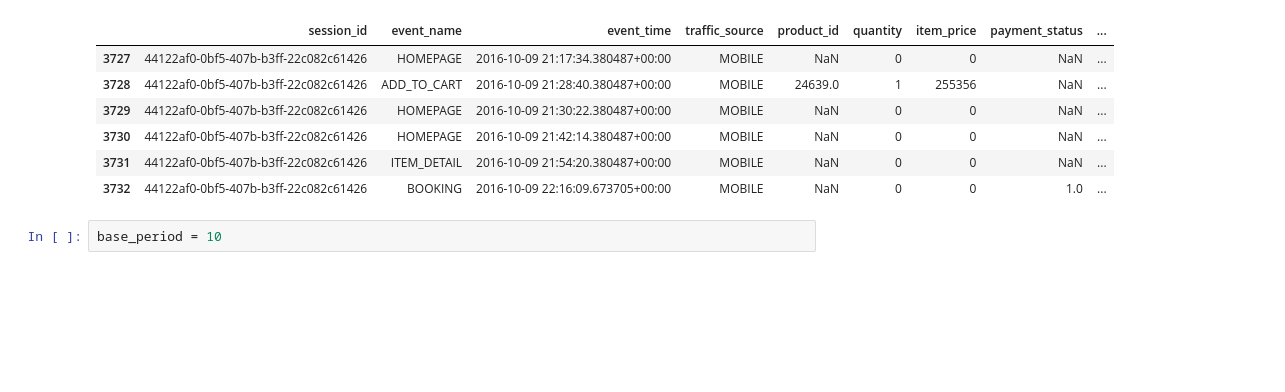
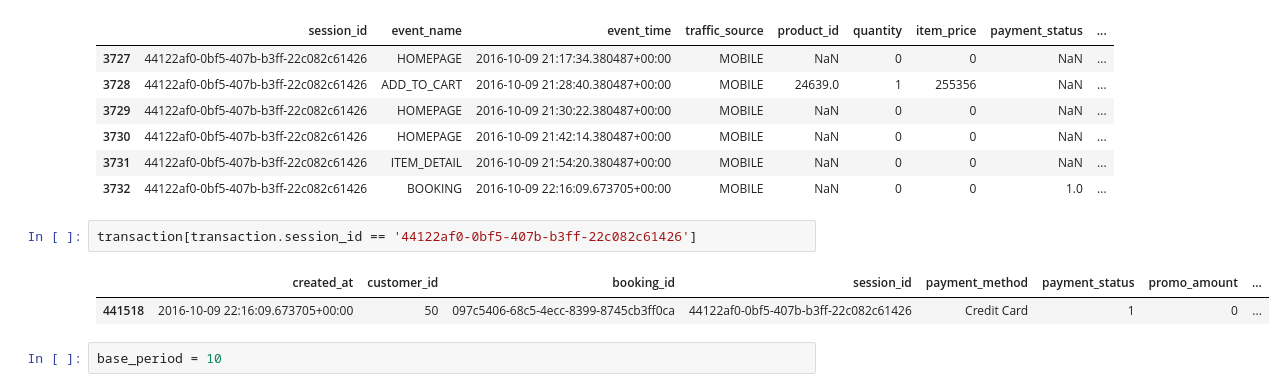
Before and after one commit to NARAEIM/tp2-da, a Jupyter notebook: test.ipynb, the cells around one changed output. Cells and saved outputs as stored; diff of their text form; blank space fills up the shorter version.

```diff
--- a/test.ipynb
+++ b/test.ipynb
@@ -304,6 +304,11 @@ buy_2016[buy_2016.customer_id == buy_2016.customer_id.unique()[0]]
 | 3730 | 44122af0-0bf5-407b-b3ff-22c082c61426 | HOMEPAGE | 2016-10-09 21:42:14.380487+00:00 | MOBILE | NaN | 0 | 0 | NaN | ... |
 | 3731 | 44122af0-0bf5-407b-b3ff-22c082c61426 | ITEM_DETAIL | 2016-10-09 21:54:20.380487+00:00 | MOBILE | NaN | 0 | 0 | NaN | ... |
 | 3732 | 44122af0-0bf5-407b-b3ff-22c082c61426 | BOOKING | 2016-10-09 22:16:09.673705+00:00 | MOBILE | NaN | 0 | 0 | 1.0 | ... |
+# %%
+transaction[transaction.session_id == '44122af0-0bf5-407b-b3ff-22c082c61426']
+# %% [output]
+|  | created_at | customer_id | booking_id | session_id | payment_method | payment_status | promo_amount | ... |
+| 441518 | 2016-10-09 22:16:09.673705+00:00 | 50 | 097c5406-68c5-4ecc-8399-8745cb3ff0ca | 44122af0-0bf5-407b-b3ff-22c082c61426 | Credit Card | 1 | 0 | ... |
 # %%
 base_period = 10
 # %%
```
Also changed, not shown: parts of 1 cell of this notebook.
